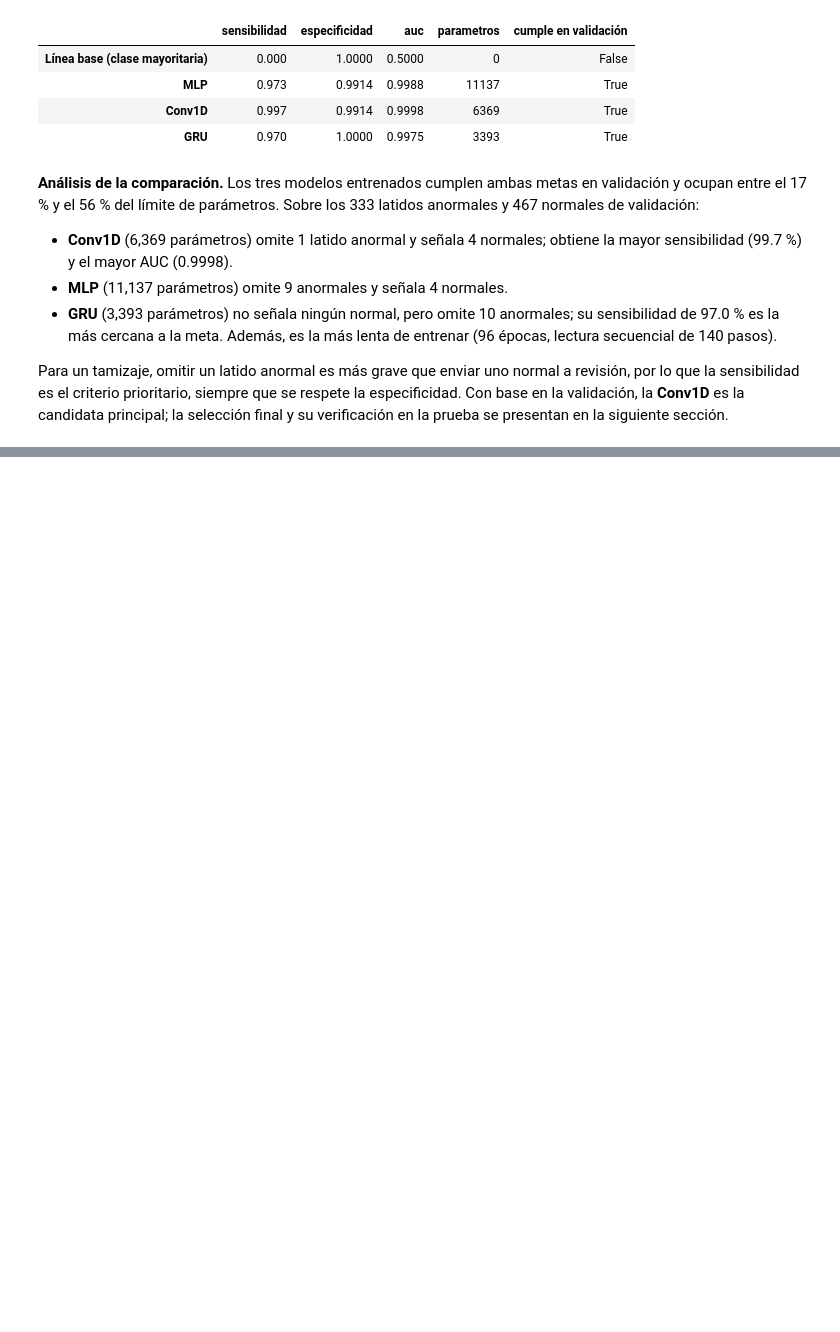
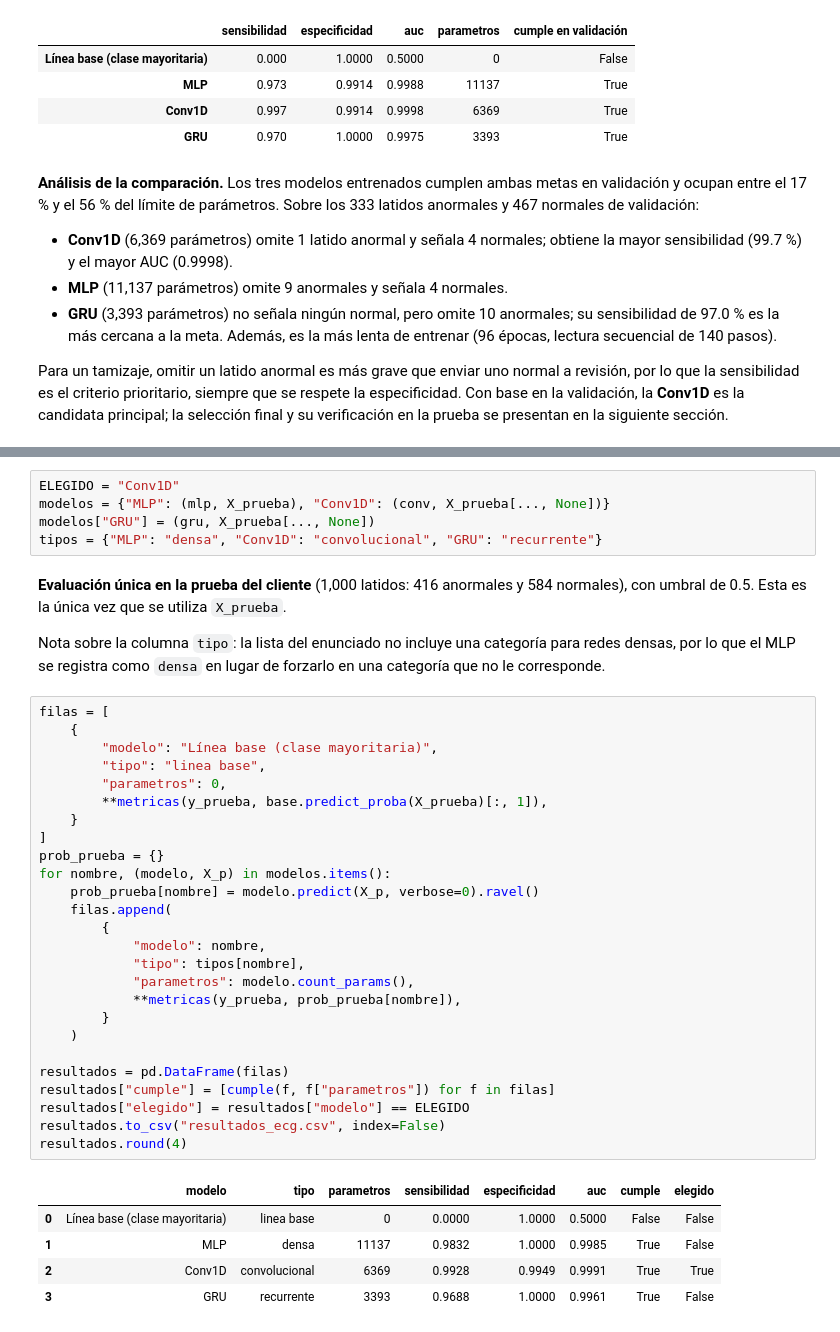
Before and after one commit to SantRR/aa3-examen-p2-equipo-7, a Jupyter notebook: ecg/DEV_ecg.ipynb, the cells around one changed output, grey strips where cells are left out. Cells and saved outputs as stored; diff of their text form; blank space fills up the shorter version.

```diff
--- a/ecg/DEV_ecg.ipynb
+++ b/ecg/DEV_ecg.ipynb
@@ -487,0 +495,44 @@ selección final y su verificación en la prueba se presentan en la siguiente se
+# %%
+ELEGIDO = "Conv1D"
+modelos = {"MLP": (mlp, X_prueba), "Conv1D": (conv, X_prueba[..., None])}
+modelos["GRU"] = (gru, X_prueba[..., None])
+tipos = {"MLP": "densa", "Conv1D": "convolucional", "GRU": "recurrente"}
+# %% [markdown]
+**Evaluación única en la prueba del cliente** (1,000 latidos: 416 anormales y 584
+normales), con umbral de 0.5. Esta es la única vez que se utiliza `X_prueba`.
+
+Nota sobre la columna `tipo`: la lista del enunciado no incluye una categoría para
+redes densas, por lo que el MLP se registra como `densa` en lugar de forzarlo en una
+categoría que no le corresponde.
+# %%
+filas = [
+    {
+        "modelo": "Línea base (clase mayoritaria)",
+        "tipo": "linea base",
+        "parametros": 0,
+        **metricas(y_prueba, base.predict_proba(X_prueba)[:, 1]),
+    }
+]
+prob_prueba = {}
+for nombre, (modelo, X_p) in modelos.items():
+    prob_prueba[nombre] = modelo.predict(X_p, verbose=0).ravel()
+    filas.append(
+        {
+            "modelo": nombre,
+            "tipo": tipos[nombre],
+            "parametros": modelo.count_params(),
+            **metricas(y_prueba, prob_prueba[nombre]),
+        }
+    )
+
+resultados = pd.DataFrame(filas)
+resultados["cumple"] = [cumple(f, f["parametros"]) for f in filas]
+resultados["elegido"] = resultados["modelo"] == ELEGIDO
+resultados.to_csv("resultados_ecg.csv", index=False)
+resultados.round(4)
+# %% [output]
+|  | modelo | tipo | parametros | sensibilidad | especificidad | auc | cumple | elegido |
+| 0 | Línea base (clase mayoritaria) | linea base | 0 | 0.0000 | 1.0000 | 0.5000 | False | False |
+| 1 | MLP | densa | 11137 | 0.9832 | 1.0000 | 0.9985 | True | False |
+| 2 | Conv1D | convolucional | 6369 | 0.9928 | 0.9949 | 0.9991 | True | True |
+| 3 | GRU | recurrente | 3393 | 0.9688 | 1.0000 | 0.9961 | True | False |
```
Also changed, not shown: parts of 6 cells of this notebook, 2 other files.
